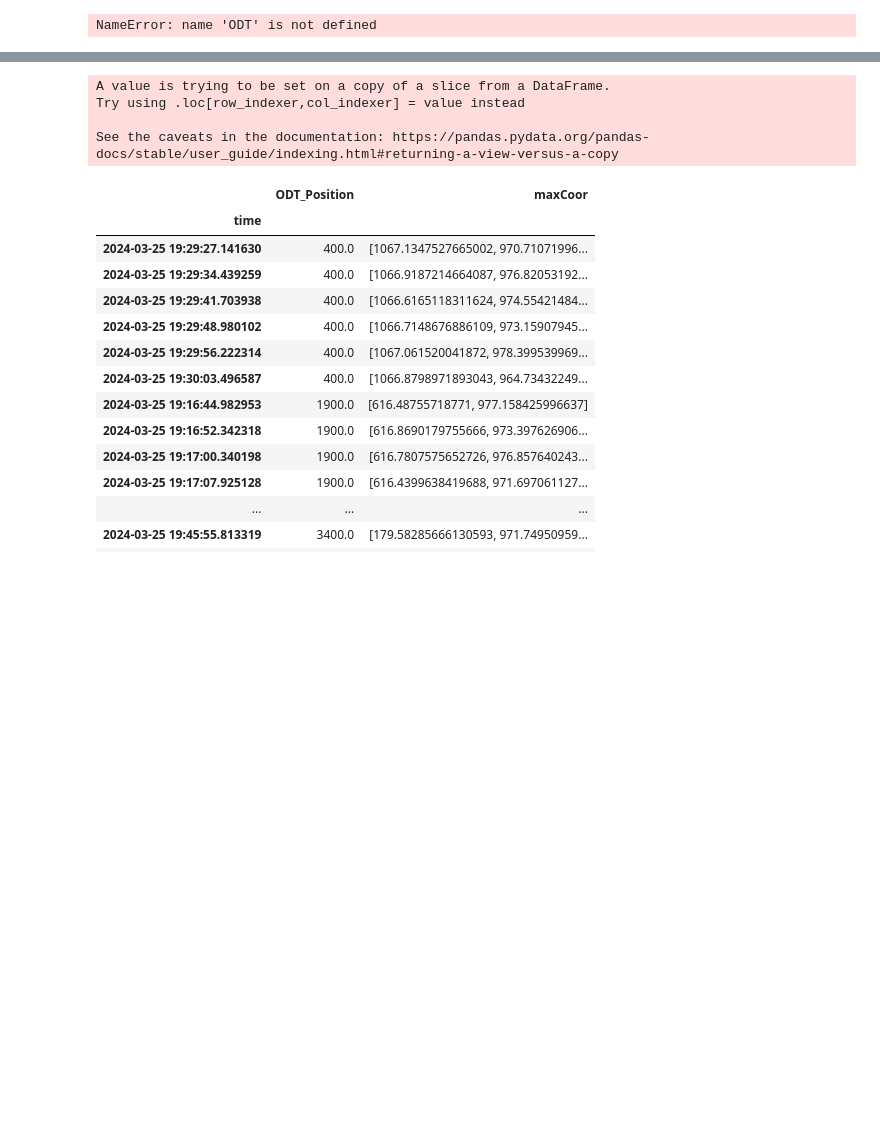
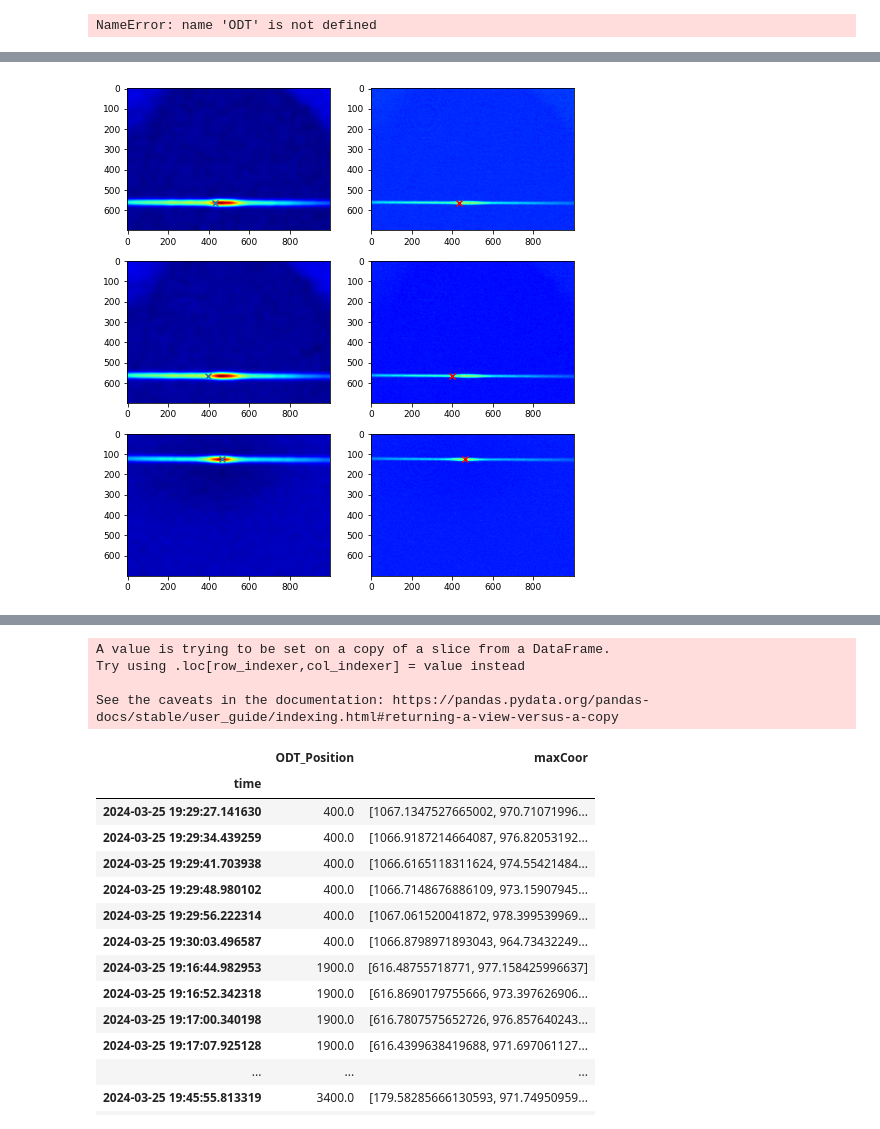
Before and after one commit to insommer/AnalysisCode, a Jupyter notebook: Coding Test/Atom Density in MOT at ODT.ipynb, the cells around one changed output, grey strips where cells are left out. Drawn from its saved outputs; the diff is of its cells as text; code cells hidden in the pictures; blank space fills up the shorter version.

```diff
--- a/Coding Test/Atom Density in MOT at ODT.ipynb
+++ b/Coding Test/Atom Density in MOT at ODT.ipynb
@@ -133,3 +164,13 @@ ImageAnalysisCode.plotImgAndFitResult(ODTimgs, variableLog=ODTlog,
+# %%
+fig, axes = plt.subplots(3,2, figsize=(8,9))
+for ii, ax in enumerate(axes):
+    ax[0].imshow(imgFiltered[ii])
+    ax[0].scatter(*maxCoor[ii][::-1], marker='x')
+
+    ax[1].imshow(imgs[ii])
+    ax[1].scatter(*maxCoor[ii][::-1], marker='x', c='r')
+# %% [output]
+[figure, added]
 # %%
 imgs = ODTimgs.copy()
 
```
Also changed, not shown: parts of 7 cells of this notebook, 3 other files.
